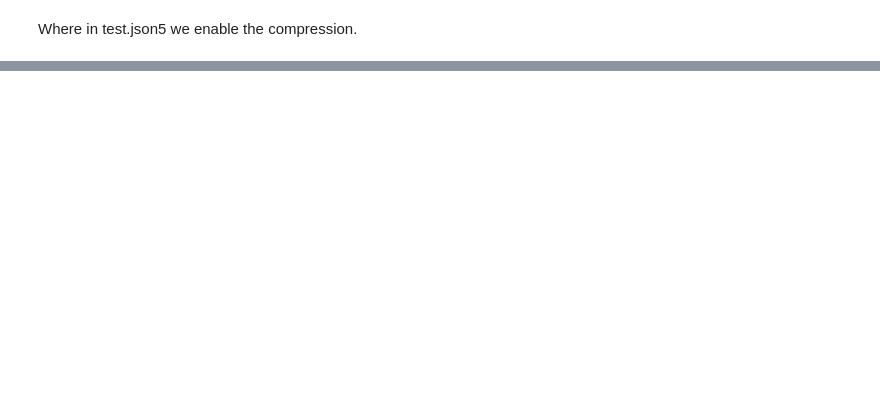
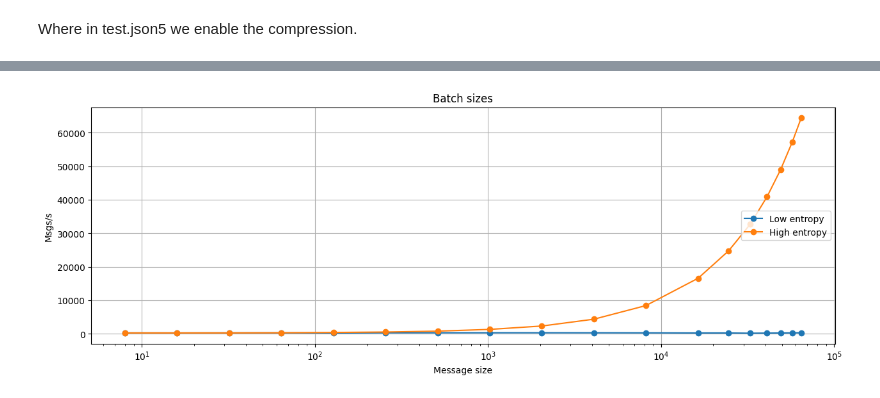
Before and after one commit to DariusIMP/zenoh-compression-analysis, a Jupyter notebook: notebooks/Messages.ipynb, the cells around one changed output, grey strips where cells are left out. Saved outputs shown, nothing was run; the diff lists cells and outputs as text; code cells hidden in the pictures; blank space fills up the shorter version.

```diff
--- a/notebooks/Messages.ipynb
+++ b/notebooks/Messages.ipynb
@@ -82,0 +88,9 @@ print(averages_high_entropy)
+# %%
+batch_sizes_low_entropy = {}
+batch_sizes_high_entropy = {}
+for size in SIZES:
+    batch_sizes_low_entropy[size] = np.average(parse_batch_size_file('../output/compression_enabled/low_entropy/batch_sizes/batch_size_' + str(size) + '.txt'))
+    batch_sizes_high_entropy[size] = np.average(parse_batch_size_file('../output/compression_enabled/high_entropy/batch_sizes/batch_size_' + str(size) + '.txt'))
+
+print(batch_sizes_high_entropy)
+print(batch_sizes_low_entropy)
@@ -86,3 +104,6 @@ df_high_entropy = pd.DataFrame(averages_high_entropy.items())
+# %%
+df_batch_size_low_entropy = pd.DataFrame(batch_sizes_low_entropy.items())
+df_batch_size_high_entropy = pd.DataFrame(batch_sizes_high_entropy.items())
 # %%
 df_low_entropy
 # %% [output]
@@ -144,4 +183,24 @@ def plot_messages_per_second():
     plt.show()
+# %%
+def plot_batch_sizes():
+    fig, ax = plt.subplots()
+
+    ax.plot(df_batch_size_low_entropy[0], df_batch_size_low_entropy[1], label="Low entropy", marker='o')
+    ax.plot(df_batch_size_high_entropy[0], df_batch_size_high_entropy[1], label="High entropy", marker='o')
+
+    ax.set_xticks(df_low_entropy[0])
+    ax.set_ylabel('Msgs/s')
+    ax.set_xlabel('Message size')
+    ax.set_xscale('log')
+    ax.set_title('Batch sizes')
+    ax.grid(True)
+    ax.legend(loc='center right', ncols=1)
+    fig.set_figwidth(15)
+    plt.show()
+# %%
+plot_batch_sizes()
+# %% [output]
+[figure, added]
 # %%
 plot_messages_per_second()
 # %% [output]
```
Also changed, not shown: parts of 13 cells of this notebook, 1 other file.
